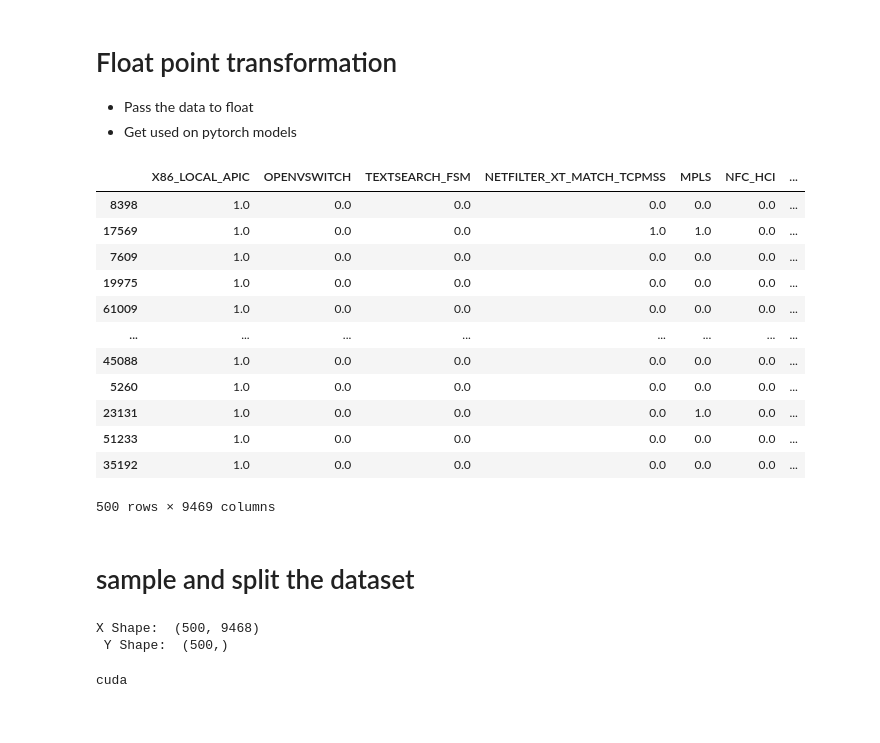
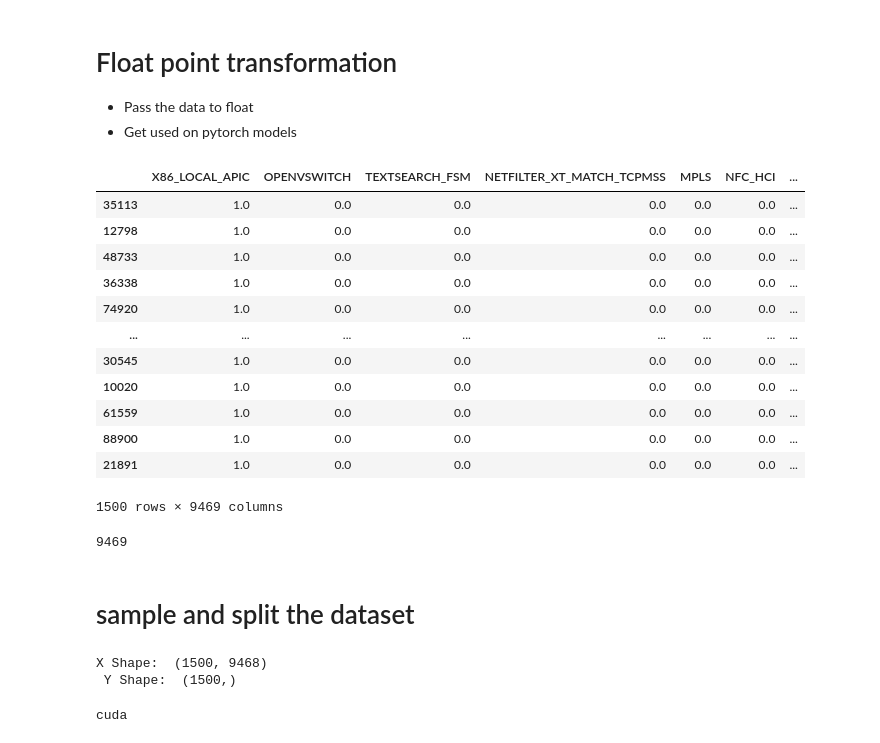
Before and after one commit to PedroVerardo/dl4spl2, a Jupyter notebook: pytorch.ipynb, the cells around one changed output. Drawn from its saved outputs; the diff is of its cells as text; code cells hidden in the pictures.

```diff
--- a/pytorch.ipynb
+++ b/pytorch.ipynb
@@ -68,22 +63,27 @@ df = df.astype('float32')
 # %%
 #df.describe()
 # %%
-df = df.sample(500) # 1+ comente ou remova essa celula para rodar com o dataset completo, o tempo de execução será extenso.
+df = df.sample(1500) # 1+ comente ou remova essa celula para rodar com o dataset completo, o tempo de execução será extenso.
 df
 # %% [output]
 |  | X86_LOCAL_APIC | OPENVSWITCH | TEXTSEARCH_FSM | NETFILTER_XT_MATCH_TCPMSS | MPLS | NFC_HCI | ... |
-| 8398 | 1.0 | 0.0 | 0.0 | 0.0 | 0.0 | 0.0 | ... |
-| 17569 | 1.0 | 0.0 | 0.0 | 1.0 | 1.0 | 0.0 | ... |
-| 7609 | 1.0 | 0.0 | 0.0 | 0.0 | 0.0 | 0.0 | ... |
-| 19975 | 1.0 | 0.0 | 0.0 | 0.0 | 0.0 | 0.0 | ... |
-| 61009 | 1.0 | 0.0 | 0.0 | 0.0 | 0.0 | 0.0 | ... |
+| 35113 | 1.0 | 0.0 | 0.0 | 0.0 | 0.0 | 0.0 | ... |
+| 12798 | 1.0 | 0.0 | 0.0 | 0.0 | 0.0 | 0.0 | ... |
+| 48733 | 1.0 | 0.0 | 0.0 | 0.0 | 0.0 | 0.0 | ... |
+| 36338 | 1.0 | 0.0 | 0.0 | 0.0 | 0.0 | 0.0 | ... |
+| 74920 | 1.0 | 0.0 | 0.0 | 0.0 | 0.0 | 0.0 | ... |
 | ... | ... | ... | ... | ... | ... | ... | ... |
-| 45088 | 1.0 | 0.0 | 0.0 | 0.0 | 0.0 | 0.0 | ... |
-| 5260 | 1.0 | 0.0 | 0.0 | 0.0 | 0.0 | 0.0 | ... |
-| 23131 | 1.0 | 0.0 | 0.0 | 0.0 | 1.0 | 0.0 | ... |
-| 51233 | 1.0 | 0.0 | 0.0 | 0.0 | 0.0 | 0.0 | ... |
-| 35192 | 1.0 | 0.0 | 0.0 | 0.0 | 0.0 | 0.0 | ... |
+| 30545 | 1.0 | 0.0 | 0.0 | 0.0 | 0.0 | 0.0 | ... |
+| 10020 | 1.0 | 0.0 | 0.0 | 0.0 | 0.0 | 0.0 | ... |
+| 61559 | 1.0 | 0.0 | 0.0 | 0.0 | 0.0 | 0.0 | ... |
+| 88900 | 1.0 | 0.0 | 0.0 | 0.0 | 0.0 | 0.0 | ... |
+| 21891 | 1.0 | 0.0 | 0.0 | 0.0 | 0.0 | 0.0 | ... |
-500 rows × 9469 columns
+1500 rows × 9469 columns
+# %%
+num_features = df.shape[1]
+num_features
+# %% [output]
+9469
 # %% [markdown]
 # sample and split the dataset
 # %%
@@ -94,8 +94,8 @@ X = df.drop(columns=[target_column])
 # %%
 print("X Shape: ",X.shape,"\n Y Shape: ", y.shape)
 # %% [output]
-X Shape:  (500, 9468)
- Y Shape:  (500,)
+X Shape:  (1500, 9468)
+ Y Shape:  (1500,)
 # %%
 X_train, X_test, y_train, y_test = train_test_split(X, y, test_size=0.2, random_state=42)
 # %%
```
Also changed, not shown: parts of 14 cells of this notebook, 1 other file.
